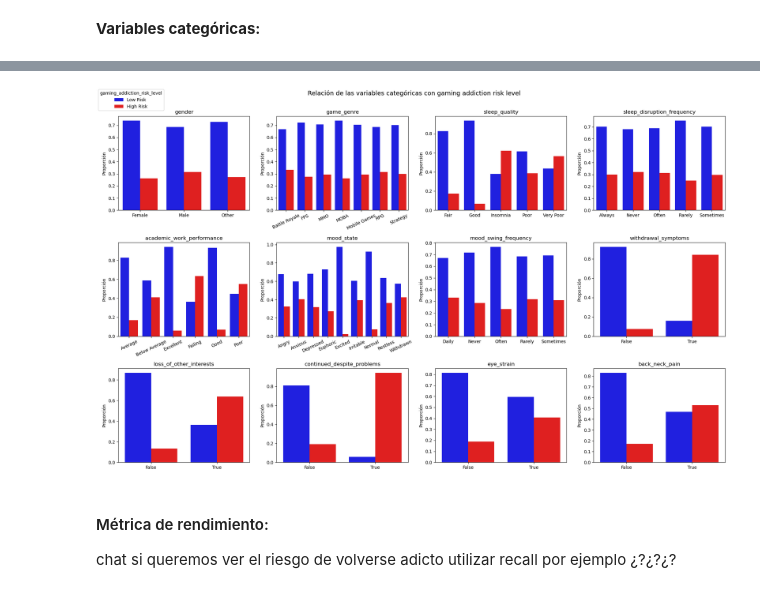
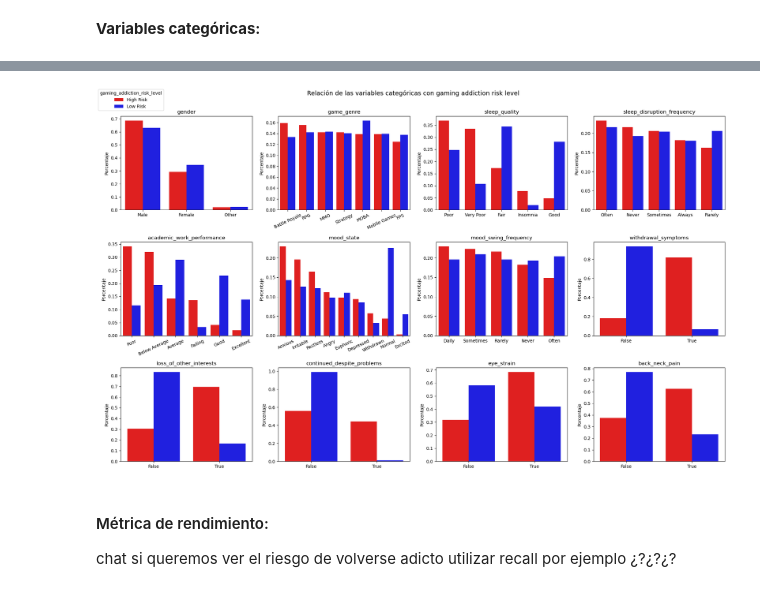
Before and after one commit to Miguelon1708/Trabajo-Mineria, a Jupyter notebook: main.ipynb, the cells around one changed output, grey strips where cells are left out. Saved outputs shown, nothing was run; the diff lists cells and outputs as text; code cells hidden in the pictures.

```diff
--- a/main.ipynb
+++ b/main.ipynb
@@ -130,3 +130,6 @@ plt.tight_layout()
 [figure]
 # %% [markdown]
 **Variables categóricas:**
+# %%
+proporcion = datos_plot.groupby(variable_salida)['gender'].value_counts(normalize=True)
+proporcion
@@ -133,26 +145,26 @@ plt.tight_layout()
 # %%
 fig, axes = plt.subplots(3, 4, figsize=(20, 12))
 axes = axes.flatten()
 
 for i, var in enumerate(vars_categoricas):
-    proporcion = (datos_plot.groupby(var)[variable_salida].value_counts(normalize=True).rename('proporcion').reset_index())
+    proporcion = (datos_plot.groupby(variable_salida)[var].value_counts(normalize=True).rename('porcentaje').reset_index())
 
-    sns.barplot(data=proporcion, x=var, y='proporcion', hue=variable_salida, palette=colores_clases, ax=axes[i], legend=(i==0)) # añadir la leyenda solo en el primer plot
+    sns.barplot(data=proporcion, x=var, y='porcentaje', hue=variable_salida, palette=colores_clases, ax=axes[i], legend=(i==0)) # añadir la leyenda solo en el primer plot
 
     axes[i].set_title(var)
     axes[i].set_xlabel('')
-    axes[i].set_ylabel('Proporción')
+    axes[i].set_ylabel('Porcentaje')
     if datos_plot[var].nunique() > 5:
         axes[i].tick_params(axis='x', rotation=25)
 
 axes[0].get_legend().remove() # borrar la leyenda del primer plot para mostrarla solo en la figura
 
 fig.legend(loc='upper left', title=variable_salida)
 fig.suptitle('Relación de las variables categóricas con gaming addiction risk level', fontsize=14, y=1.01)
 plt.tight_layout()
 plt.show()
 # %% [output]
-[figure, old version]
+[figure, new version]
 # %% [markdown]
 #### Métrica de rendimiento:
 
```
Also changed, not shown: parts of 1 cell of this notebook, 1 other file.
